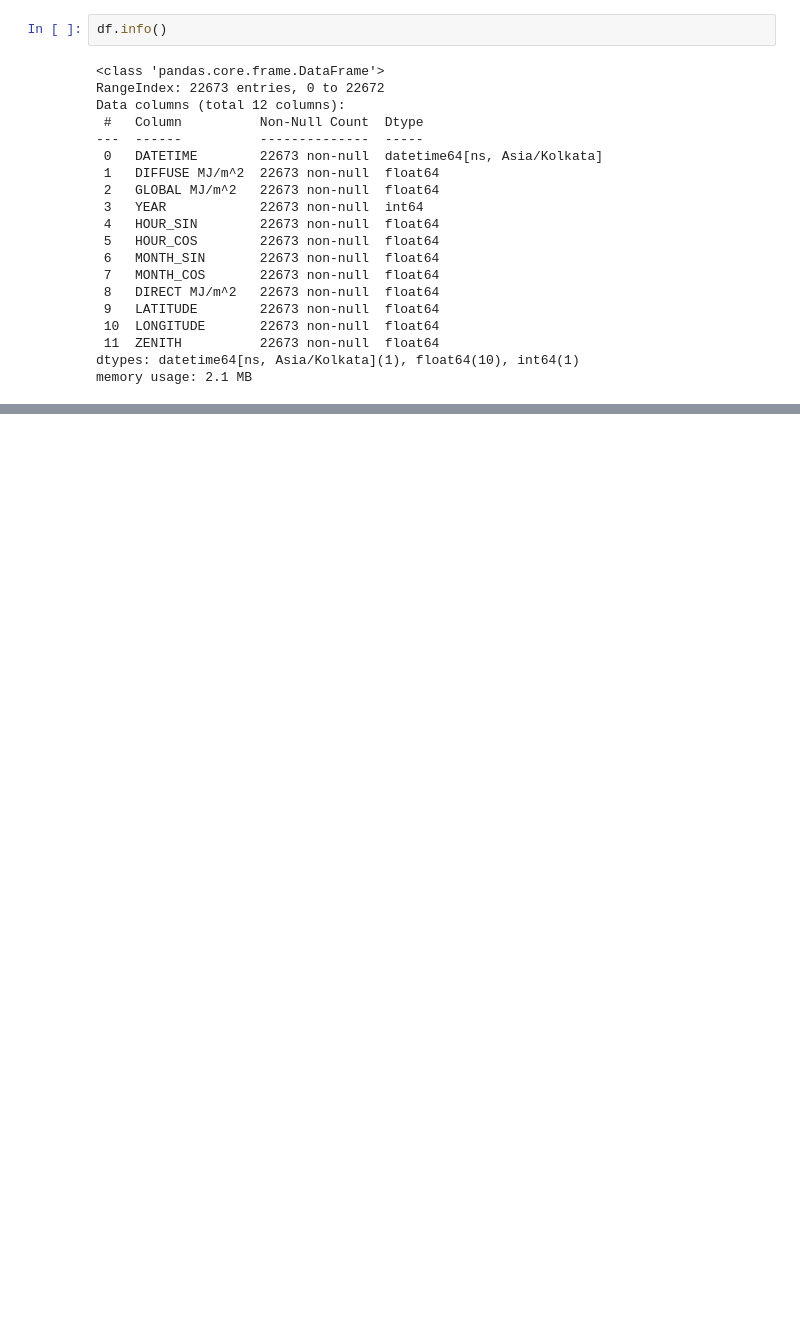
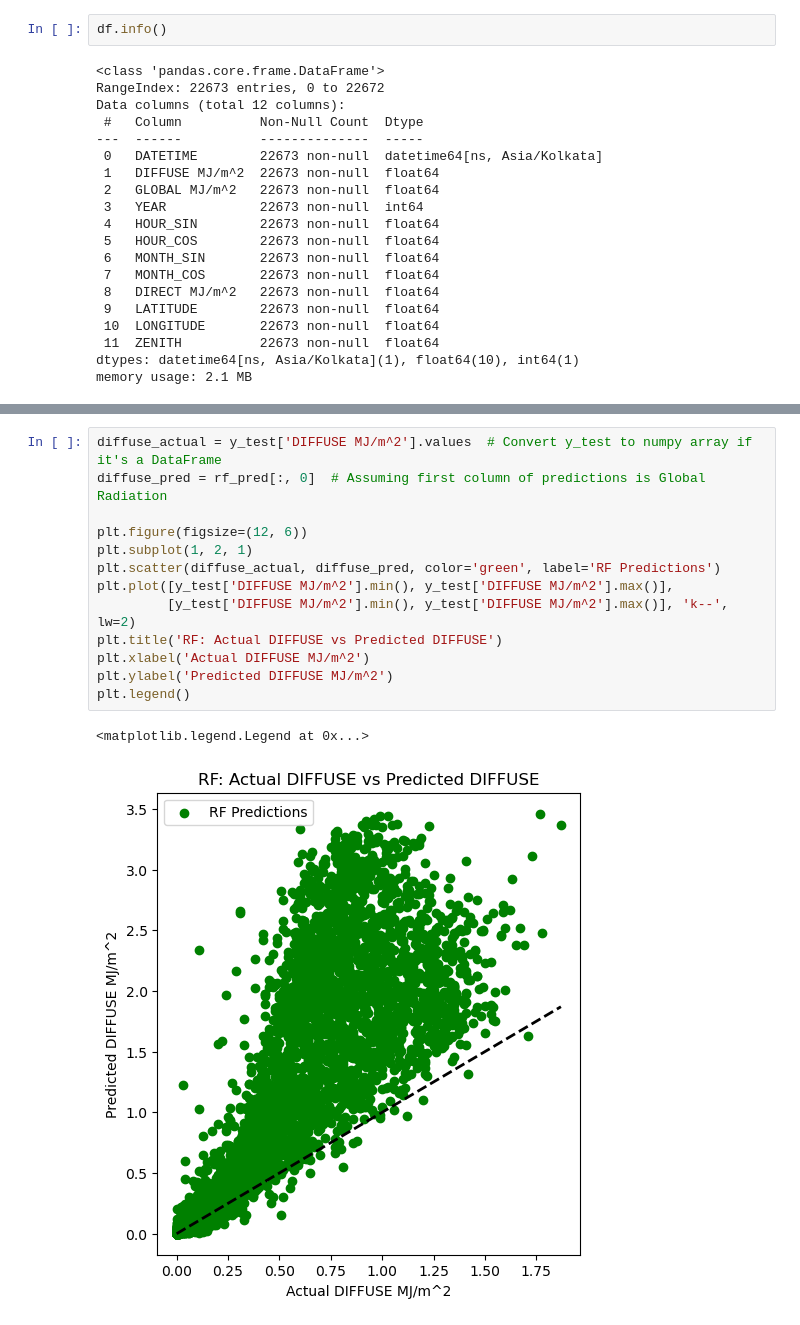
Before and after one commit to katyayani03/Solar-Radiation-Predictor, a Jupyter notebook: modelling.ipynb, the cells around one changed output, grey strips where cells are left out. Cells and saved outputs as stored; diff of their text form; blank space fills up the shorter version.

```diff
--- a/modelling.ipynb
+++ b/modelling.ipynb
@@ -110,0 +167,16 @@ memory usage: 2.1 MB
+# %%
+diffuse_actual = y_test['DIFFUSE MJ/m^2'].values  # Convert y_test to numpy array if it's a DataFrame
+diffuse_pred = rf_pred[:, 0]  # Assuming first column of predictions is Global Radiation
+
+plt.figure(figsize=(12, 6))
+plt.subplot(1, 2, 1)
+plt.scatter(diffuse_actual, diffuse_pred, color='green', label='RF Predictions')
+plt.plot([y_test['DIFFUSE MJ/m^2'].min(), y_test['DIFFUSE MJ/m^2'].max()],
+         [y_test['DIFFUSE MJ/m^2'].min(), y_test['DIFFUSE MJ/m^2'].max()], 'k--', lw=2)
+plt.title('RF: Actual DIFFUSE vs Predicted DIFFUSE')
+plt.xlabel('Actual DIFFUSE MJ/m^2')
+plt.ylabel('Predicted DIFFUSE MJ/m^2')
+plt.legend()
+# %% [output]
+<matplotlib.legend.Legend at 0x...>
+[figure, added]
```
Also changed, not shown: parts of 6 cells of this notebook.
